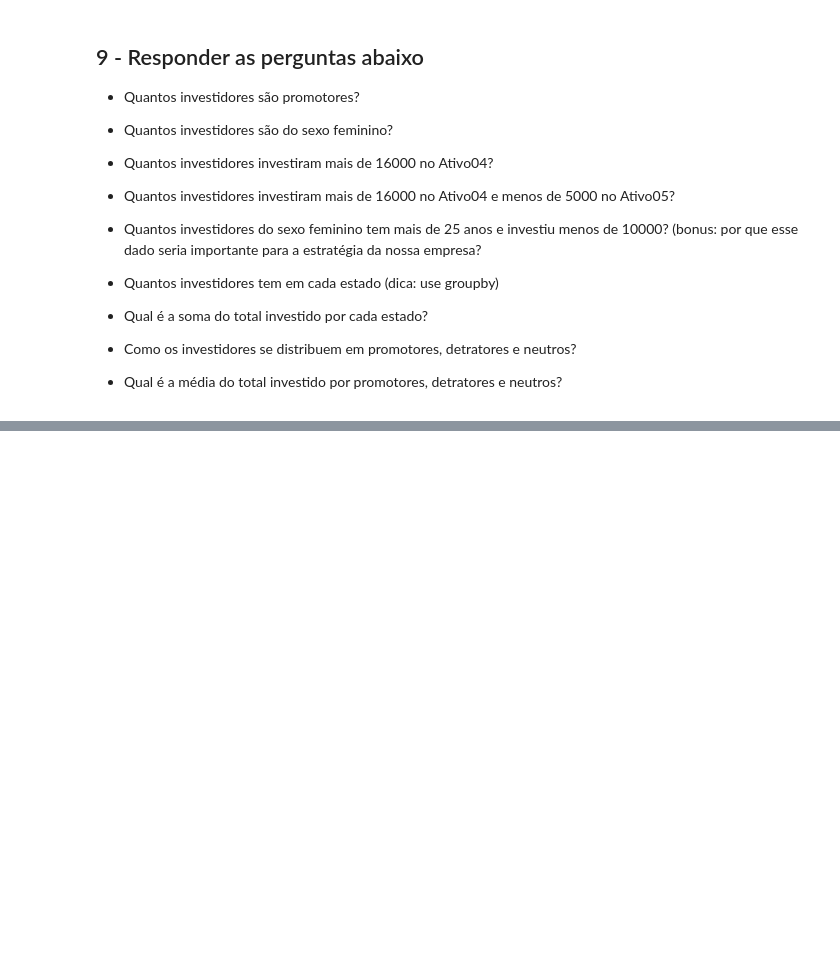
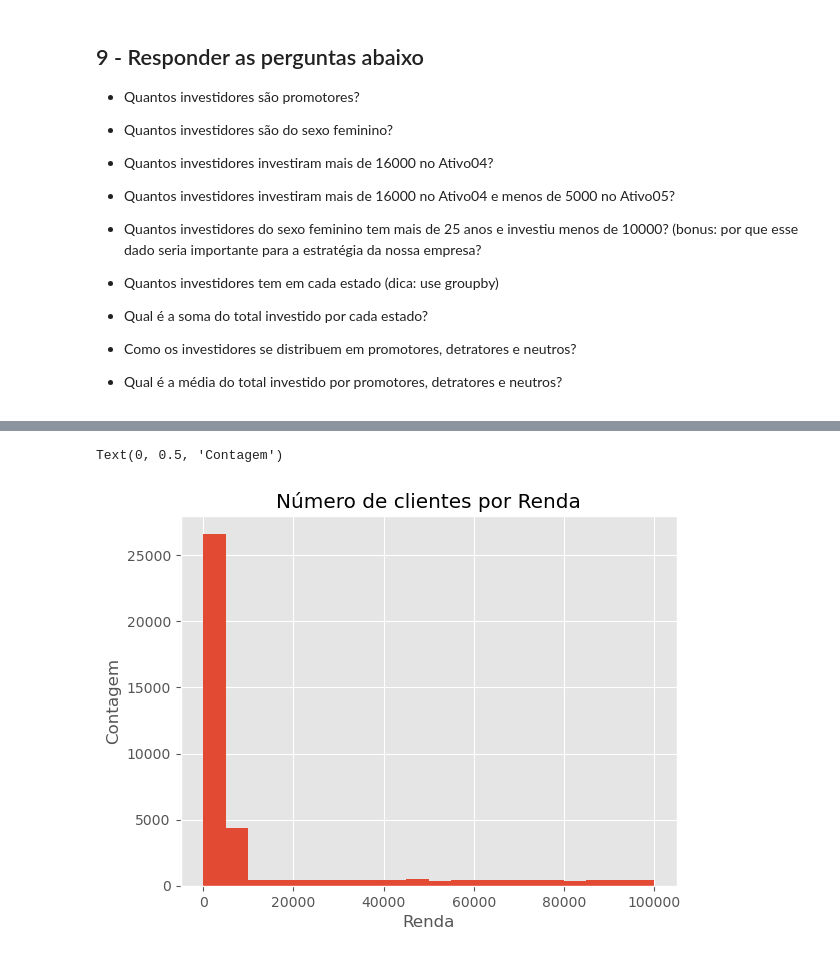
Before and after one commit to vitorccmanso/970-lm-data-tech, a Jupyter notebook: tecnicas_de_programacao_I/projetos/EDA_Pandas/Proj 1 - pandas - notebook.ipynb, the cells around one changed output, grey strips where cells are left out. Saved outputs shown, nothing was run; the diff lists cells and outputs as text; code cells hidden in the pictures; blank space fills up the shorter version.

```diff
--- a/tecnicas_de_programacao_I/projetos/EDA_Pandas/Proj 1 - pandas - notebook.ipynb
+++ b/tecnicas_de_programacao_I/projetos/EDA_Pandas/Proj 1 - pandas - notebook.ipynb
@@ -269,0 +592,12 @@ dtype: bool
+# %%
+# Distribuição por renda
+
+plt.hist(df['Renda'], bins = 20)
+plt.title('Número de clientes por Renda')
+plt.xlabel('Renda')
+plt.ylabel('Contagem')
+
+# A renda da grande maioria dos clientes é inferior a 10.000
+# %% [output]
+Text(0, 0.5, 'Contagem')
+[figure, added]
```
Also changed, not shown: parts of 32 cells of this notebook.
